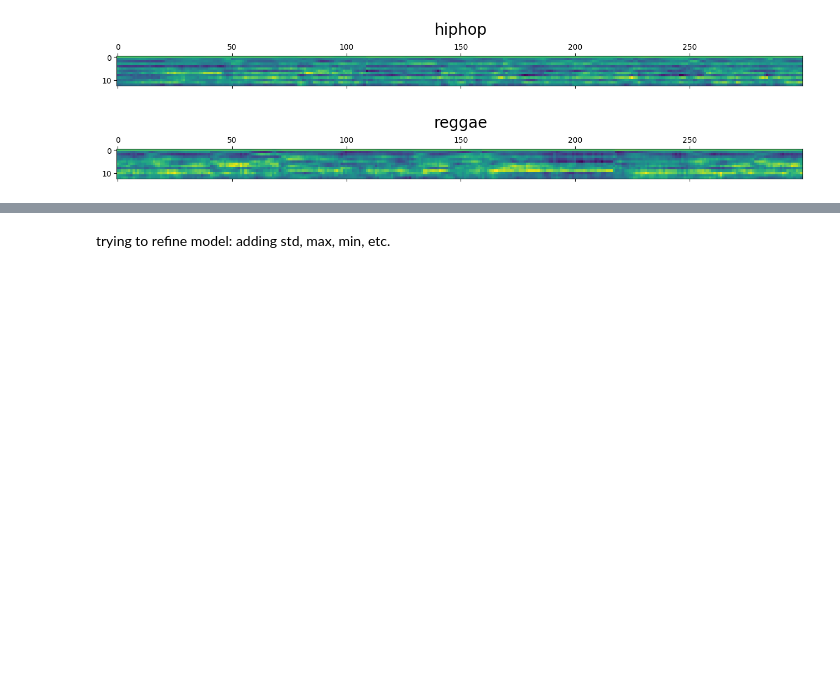
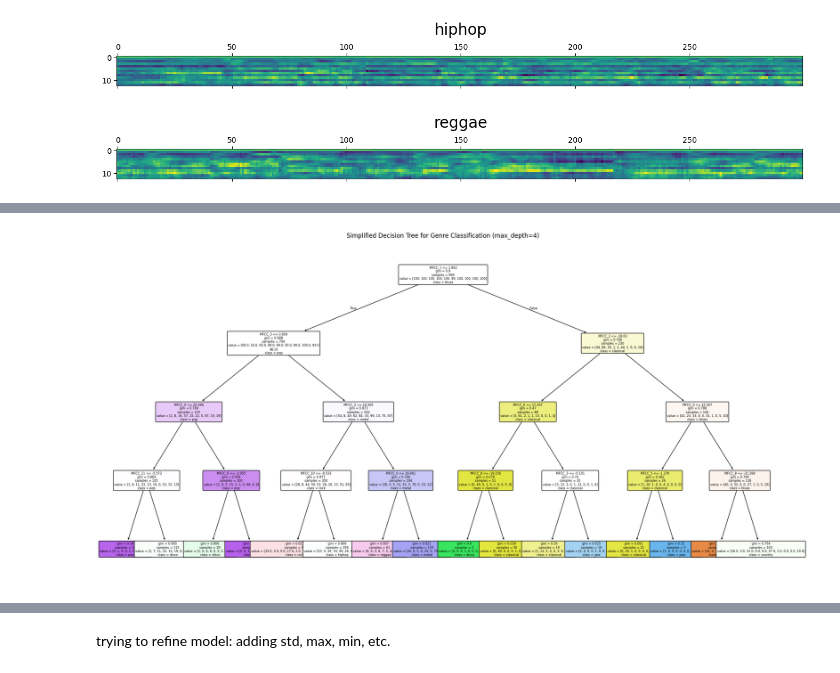
Before and after one commit to helloames/markov-country-music, a Jupyter notebook: decisiontree.ipynb, the cells around one changed output, grey strips where cells are left out. Cells and saved outputs as stored; diff of their text form; code cells hidden in the pictures; blank space fills up the shorter version.

```diff
--- a/decisiontree.ipynb
+++ b/decisiontree.ipynb
@@ -158,0 +178,26 @@ array([0.365     , 0.39      , 0.375     , 0.46      , 0.38693467])
+# %%
+from sklearn.tree import DecisionTreeClassifier, plot_tree, export_graphviz
+import matplotlib.pyplot as plt
+import graphviz
+
+# Assuming you already have X (MFCC features) and y (genre labels)
+
+# 1. Train a simplified decision tree
+clf = DecisionTreeClassifier(max_depth=4, random_state=42)
+clf.fit(X, y)
+
+# 2. Visualize using matplotlib
+plt.figure(figsize=(20, 10))
+plot_tree(
+    clf,
+    feature_names=[f"MFCC_{i}" for i in range(X.shape[1])],
+    class_names=clf.classes_.astype(str),
+    filled=True,
+    rounded=True,
+    fontsize=6
+)
+plt.title("Simplified Decision Tree for Genre Classification (max_depth=4)")
+plt.tight_layout()
+plt.show()
+# %% [output]
+[figure, added]
```
Also changed, not shown: parts of 9 cells of this notebook, 2 other files.
